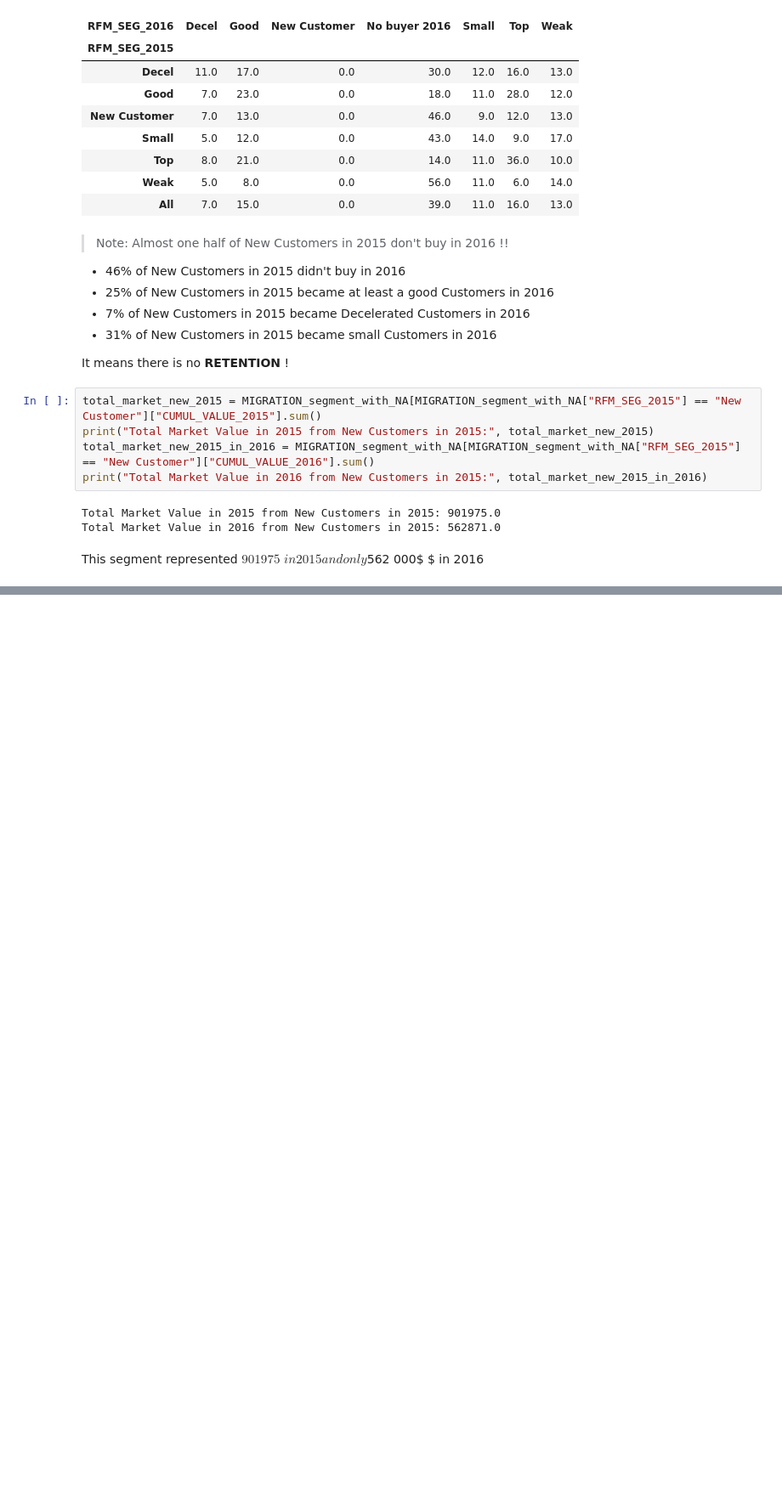
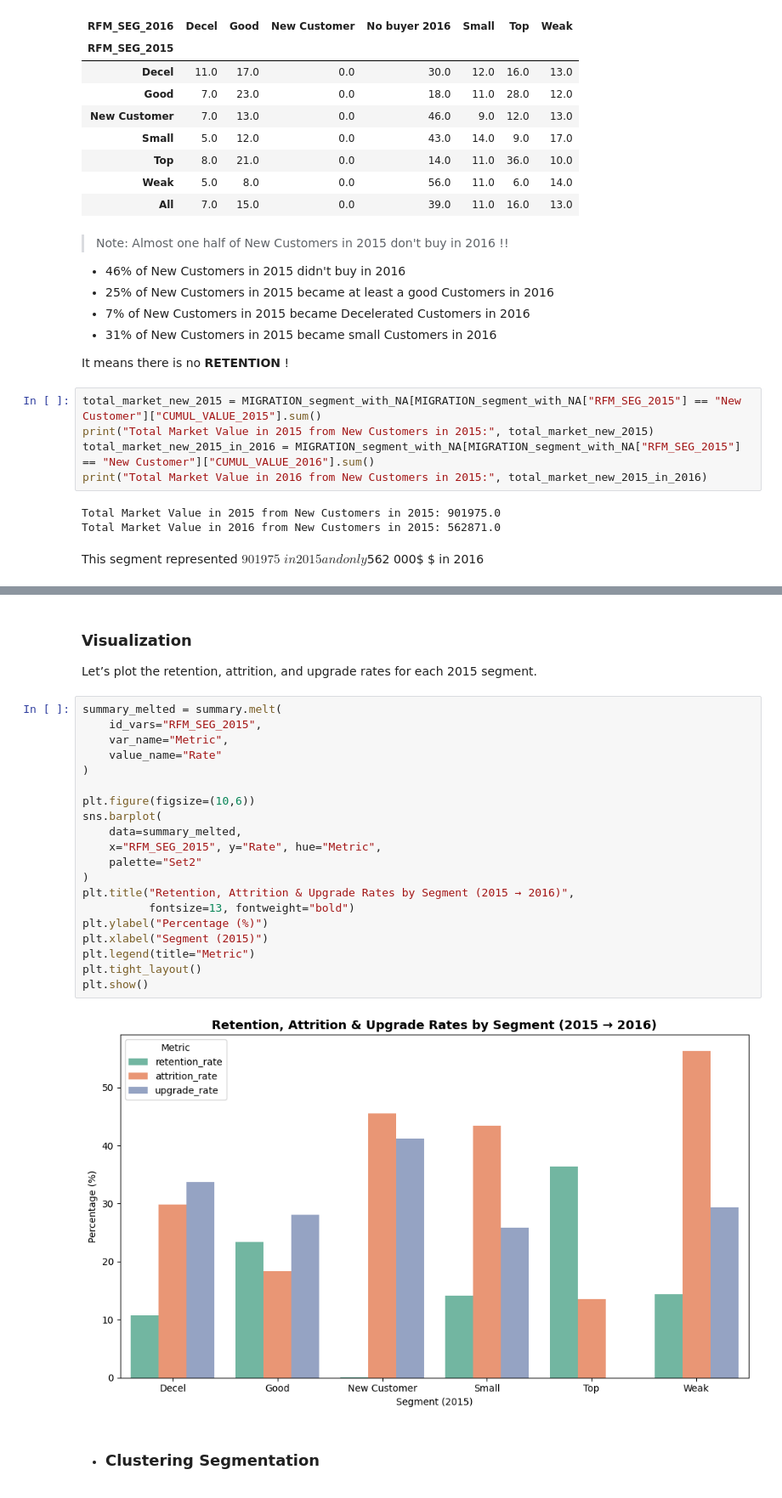
Before and after one commit to lucasmtse/Client-Segmentation, a Jupyter notebook: Notebook_segmentation.ipynb, the cells around one changed output, grey strips where cells are left out. Shown at 85% size. Cells and saved outputs as stored; diff of their text form; blank space fills up the shorter version.

```diff
--- a/Notebook_segmentation.ipynb
+++ b/Notebook_segmentation.ipynb
@@ -470,0 +695,27 @@ This segment represented $901 975$ $ in 2015  and only $562 000$ $ in 2016
+# %% [markdown]
+### Visualization
+Let’s plot the retention, attrition, and upgrade rates for each 2015 segment.
+# %%
+summary_melted = summary.melt(
+    id_vars="RFM_SEG_2015",
+    var_name="Metric",
+    value_name="Rate"
+)
+
+plt.figure(figsize=(10,6))
+sns.barplot(
+    data=summary_melted,
+    x="RFM_SEG_2015", y="Rate", hue="Metric",
+    palette="Set2"
+)
+plt.title("Retention, Attrition & Upgrade Rates by Segment (2015 → 2016)",
+          fontsize=13, fontweight="bold")
+plt.ylabel("Percentage (%)")
+plt.xlabel("Segment (2015)")
+plt.legend(title="Metric")
+plt.tight_layout()
+plt.show()
+# %% [output]
+[figure, added]
+# %% [markdown]
+- ### Clustering Segmentation
```
Also changed, not shown: parts of 47 cells of this notebook, 3 other files.
